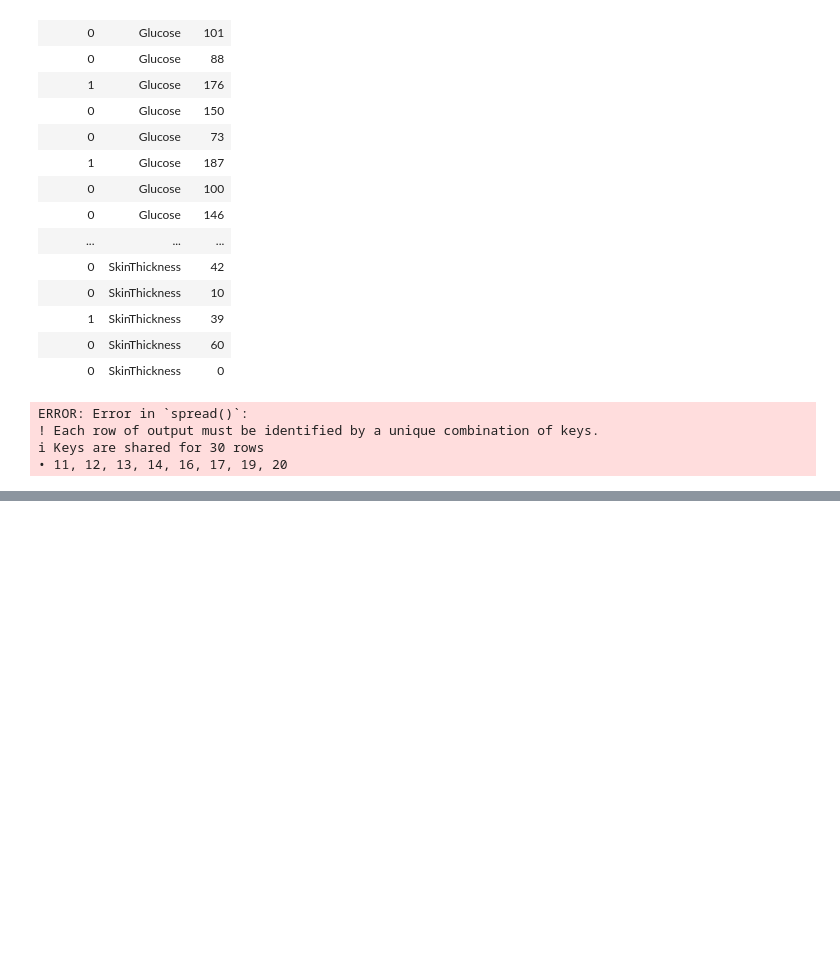
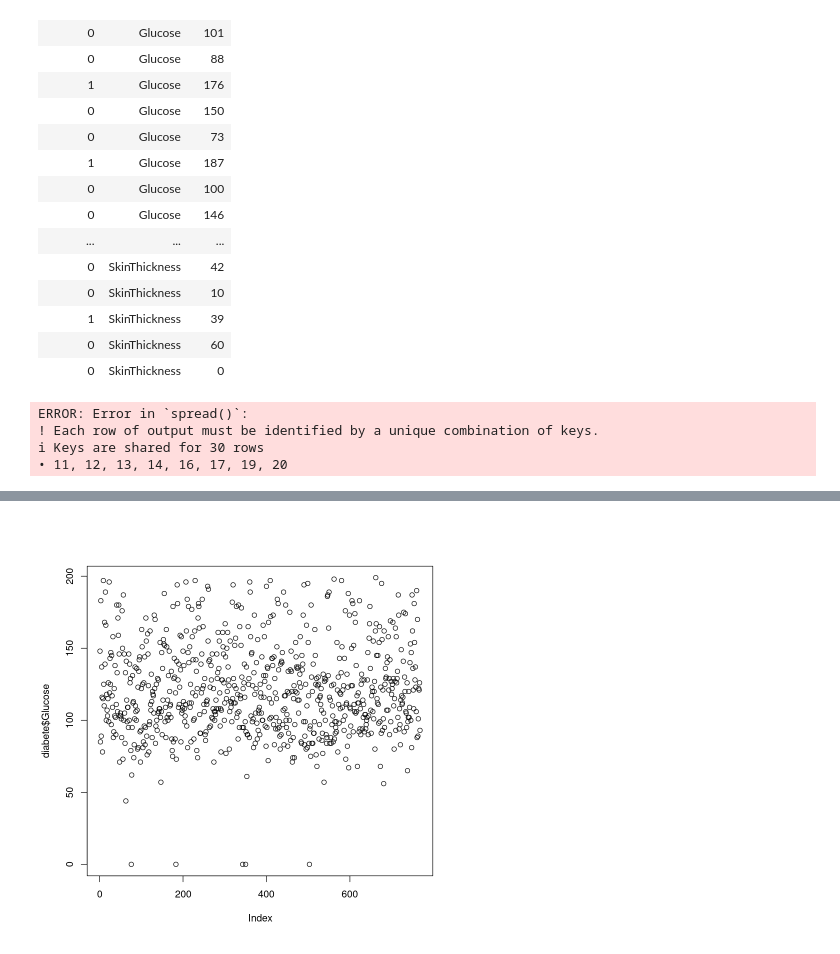
Before and after one commit to alecfei/R-learning, a Jupyter notebook: diabete.ipynb, the cells around one changed output, grey strips where cells are left out. Saved outputs shown, nothing was run; the diff lists cells and outputs as text; code cells hidden in the pictures; blank space fills up the shorter version.

```diff
--- a/diabete.ipynb
+++ b/diabete.ipynb
@@ -385,0 +502,4 @@ ERROR: Error in `spread()`:
+# %%
+plot(diabete$Glucose)
+# %% [output]
+[figure, added]
```
Also changed, not shown: parts of 24 cells of this notebook.
